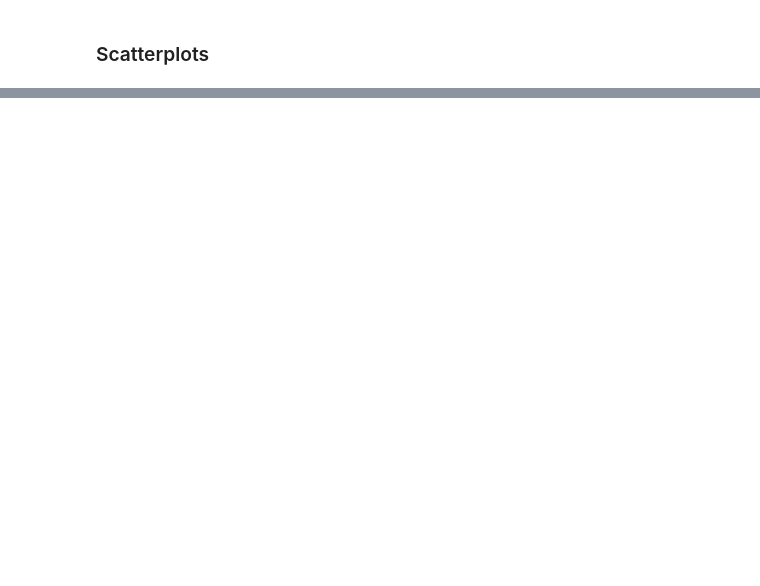
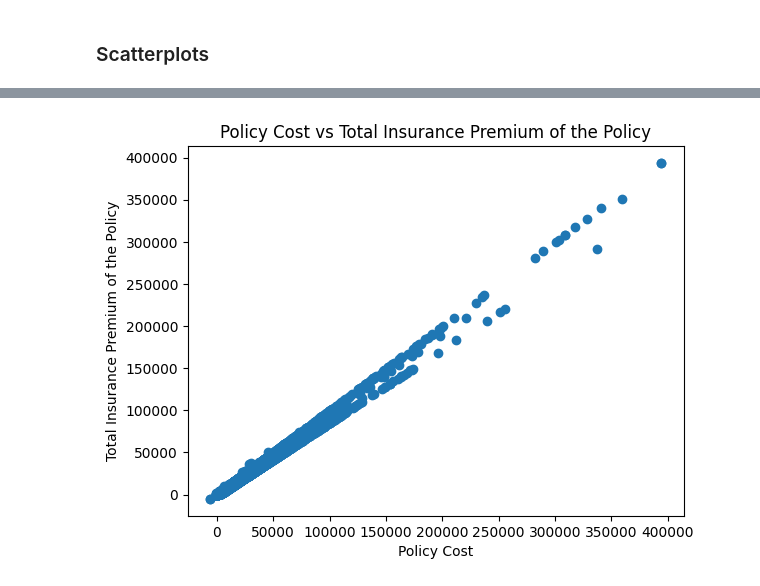
Before and after one commit to jshiah/dsc232r_group_project, a Jupyter notebook: pyspark.ipynb, the cells around one changed output, grey strips where cells are left out. Saved outputs shown, nothing was run; the diff lists cells and outputs as text; code cells hidden in the pictures; blank space fills up the shorter version.

```diff
--- a/pyspark.ipynb
+++ b/pyspark.ipynb
@@ -321,10 +322,8 @@ only showing top 5 rows
 # %%
 import pandas as pd
 
-#sample_num_df = numerical_df.sample(False, 0.5,seed=42)
-sample_num_df = numerical_df.drop('basefloodelevation','latitude','longitude','lowestadjacentgrade','lowestfloorelevation')
-#sample_num_df = sample_num_df.fillna(0)
-#sample_num_df = sample_num_df.dropna()
+
+num_df_dropped = numerical_df.drop('basefloodelevation','latitude','longitude','lowestadjacentgrade','lowestfloorelevation')
 
 
 from pyspark.ml.stat import Correlation
@@ -333,13 +332,13 @@ from pyspark.ml.feature import Imputer
 
 
 v_col = "features"
-input = sample_num_df.columns
+input = num_df_dropped.columns
 output = [v_col + str(i) for i in range(len(input))]
 imputer = Imputer(strategy='mean',inputCols=input,outputCols=output)
-changed_df = imputer.fit(sample_num_df).transform(sample_num_df)
+imputed_df = imputer.fit(num_df_dropped).transform(num_df_dropped)
 
 assembler = VectorAssembler(inputCols=output,outputCol=v_col)
-numerical_df_vector = assembler.transform(changed_df).select(v_col)
+numerical_df_vector = assembler.transform(imputed_df).select(v_col)
 numerical_df_vector
 # %% [output]
 DataFrame[features: vector]
@@ -514,22 +509,7 @@ df_c.select('reportedzipcode',
 # %% [markdown]
 ### Scatterplots
 # %%
-#num_pdf = sample_num_df.toPandas()
-#num_pdf.plot.scatter(x='countycode',y='censustract')
-#changed_df.plot.scatter(x='countycode',y='censustract')
-
-#import os
-#os.environ['PYARROW_IGNORE_TIMEZONE'] = '1'
-#import pyspark.pandas as ps
-#changed_num_df = changed_df.sample(False, 0.001)
-#num_pdf = ps.DataFrame(changed_num_df)
-#num_pdf.plot.scatter(x='countycode',y='censustract')
-
 import matplotlib.pyplot as plt
-changed_num_df = changed_df.sample(False, 0.5)
-num_pdf = changed_num_df.toPandas()
-print(num_pdf)
-#plt.scatter(x='countycode',y='censustract')
-#plt.title('
-#plt.show()
+sample_imputed_df = imputed_df.sample(False, 0.1)
+num_pdf = sample_imputed_df.toPandas()
 # %% [output]
@@ -551,0 +533,8 @@ Py4JJavaError: An error occurred while calling o1900.collectToPython.
+# %%
+plt.scatter(x=num_pdf['policycost'],y=num_pdf['totalinsurancepremiumofthepolicy'])
+plt.xlabel('Policy Cost')
+plt.ylabel('Total Insurance Premium of the Policy')
+plt.title('Policy Cost vs Total Insurance Premium of the Policy')
+plt.show()
+# %% [output]
+[figure, added]
```
Also changed, not shown: parts of 16 cells of this notebook.
